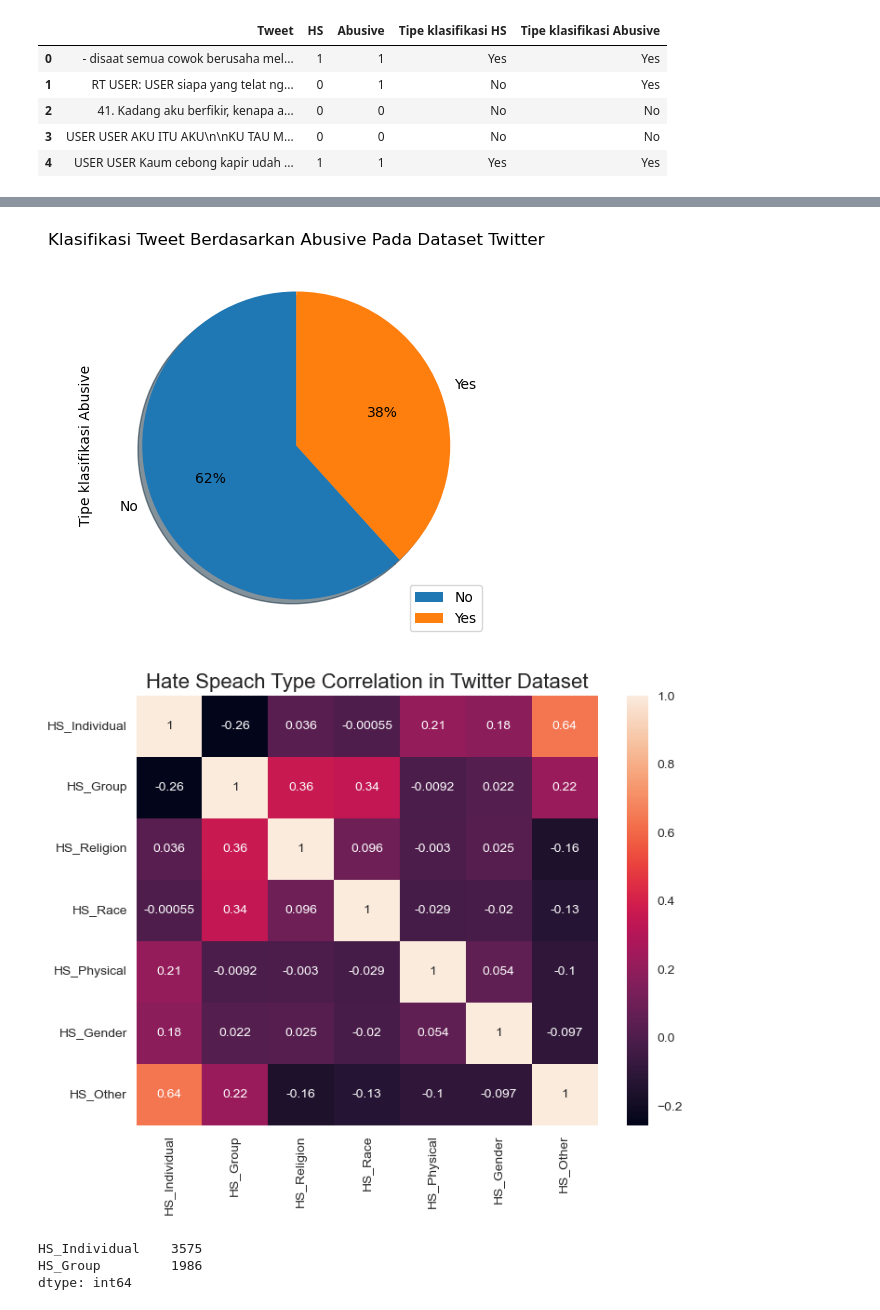
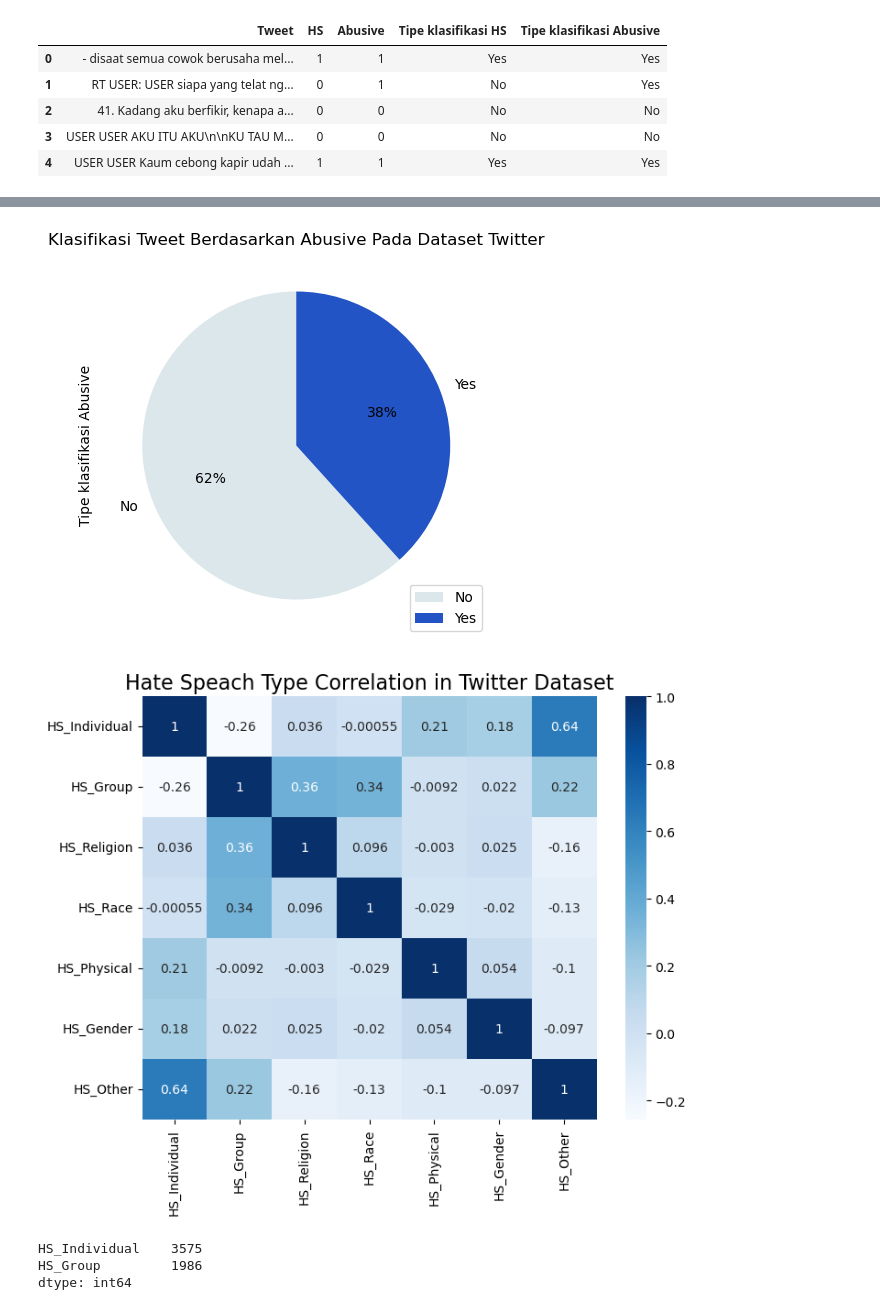
Before and after one commit to udjoo/tugasbinar, a Jupyter notebook: preprocess.ipynb, the cells around one changed output, grey strips where cells are left out. Cells and saved outputs as stored; diff of their text form; code cells hidden in the pictures.

```diff
--- a/preprocess.ipynb
+++ b/preprocess.ipynb
@@ -142,28 +150,29 @@ plt.show()
 # %%
+my_color = ['#dce7ec', '#2254c5']
 klasifikasi['Tipe klasifikasi Abusive'].value_counts().plot(
-    kind='pie', figsize=(5, 5), autopct='%1.f%%', startangle=90, shadow=True)
+    kind='pie', figsize=(5, 5), autopct='%1.f%%', startangle=90, shadow=False, colors=my_color)
 
 plt.legend(['No', 'Yes'])
 plt.title('Klasifikasi Tweet Berdasarkan Abusive Pada Dataset Twitter')
 
 plt.show()
 # %% [output]
-[figure, old version]
+[figure, new version]
 # %%
 import seaborn as sns
 jenis_HS = df[["HS_Individual", "HS_Group", "HS_Religion",
                     "HS_Race", "HS_Physical", "HS_Gender", "HS_Other"]]
 corr = jenis_HS.corr()
 
 # Heatmap
 plt.figure(figsize=(8, 6))
-sns.heatmap(jenis_HS.corr(), annot=True)
+sns.heatmap(jenis_HS.corr(), annot=True, cmap='Blues')
 
 plt.title('Hate Speach Type Correlation in Twitter Dataset', size=16)
 
 plt.show()
 # %% [output]
-[figure, old version]
+[figure, new version]
 # %%
 df1 = df[['HS_Individual', 'HS_Group']]
 df1.sum()
```
Also changed, not shown: parts of 8 cells of this notebook.
